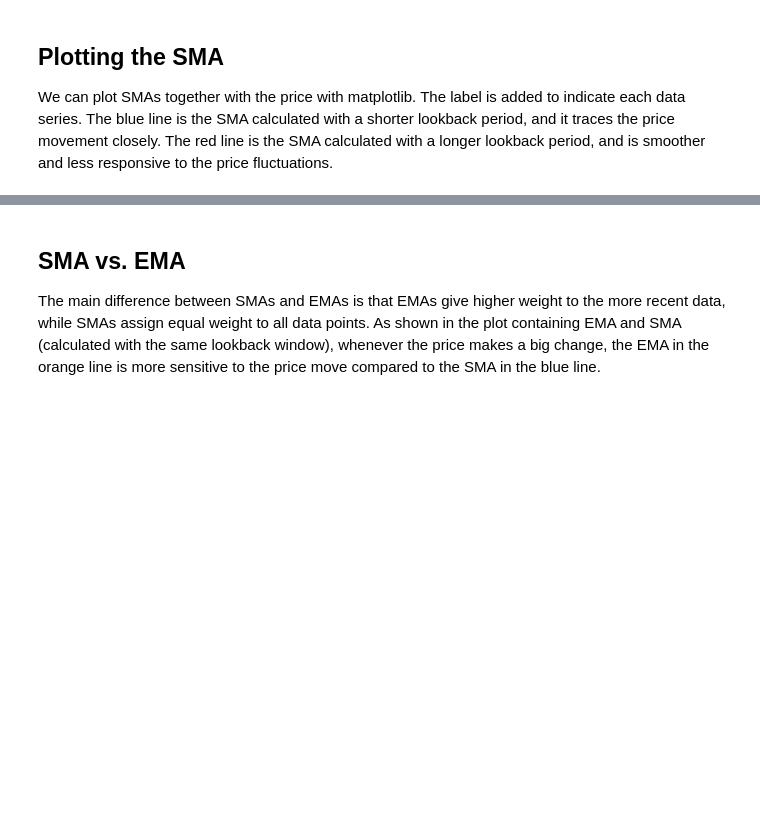
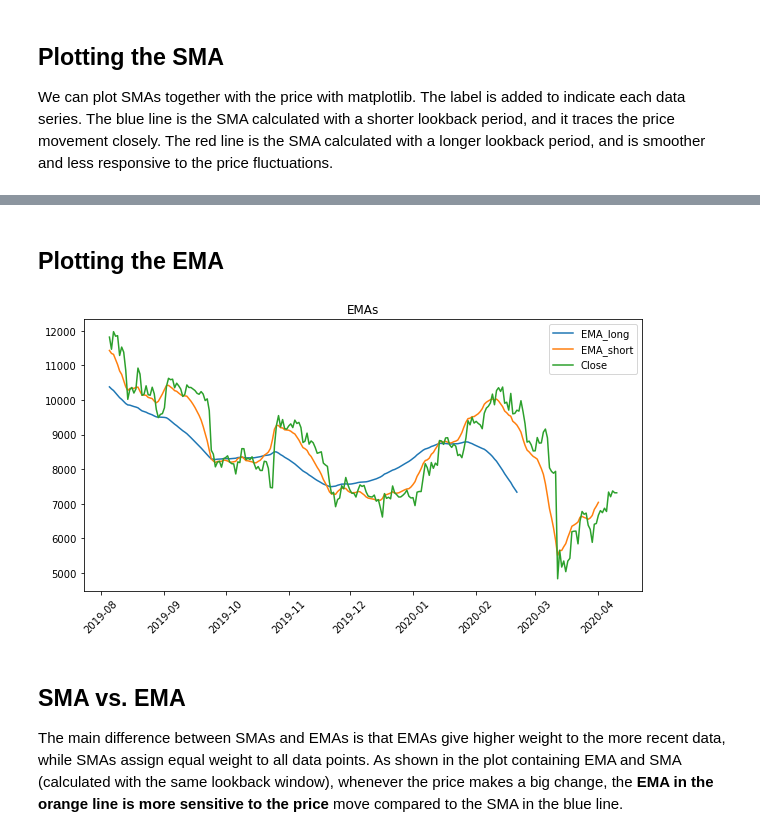
Before and after one commit to alimirr/algorithmic_trading_in_python, a Jupyter notebook: datacamp/2-techincal_indicators.ipynb, the cells around one changed output, grey strips where cells are left out. Cells and saved outputs as stored; diff of their text form; code cells hidden in the pictures; blank space fills up the shorter version.

```diff
--- a/datacamp/2-techincal_indicators.ipynb
+++ b/datacamp/2-techincal_indicators.ipynb
@@ -35,0 +124,4 @@ As with SMAs, we see when plotting EMAs and the price data, the shorter EMA in b
+# %%
+# Setting up EMAs
+stock_data['EMA_short'] = talib.EMA(stock_data["Close"], timeperiod=10)
+stock_data['EMA_long'] = talib.EMA(stock_data["Close"], timeperiod=50)
@@ -36,3 +139,17 @@ As with SMAs, we see when plotting EMAs and the price data, the shorter EMA in b
+# %% [markdown]
+## Plotting the EMA
+# %%
+plt.figure(figsize=(10,5))
+plt.plot(stock_data["EMA_long"], label='EMA_long')
+plt.plot(stock_data["EMA_short"], label='EMA_short')
+plt.plot(stock_data["Close"], label='Close')
+
+plt.legend()
+plt.title('EMAs')
+plt.xticks(rotation=45)
+plt.show()
+# %% [output]
+[figure, added]
 # %% [markdown]
 ## SMA vs. EMA
-The main difference between SMAs and EMAs is that EMAs give higher weight to the more recent data, while SMAs assign equal weight to all data points. As shown in the plot containing EMA and SMA (calculated with the same lookback window), whenever the price makes a big change, the EMA in the orange line is more sensitive to the price move compared to the SMA in the blue line.
+The main difference between SMAs and EMAs is that EMAs give higher weight to the more recent data, while SMAs assign equal weight to all data points. As shown in the plot containing EMA and SMA (calculated with the same lookback window), whenever the price makes a big change, the **EMA in the orange line is more sensitive to the price** move compared to the SMA in the blue line.
```
Also changed, not shown: parts of 38 cells of this notebook.
